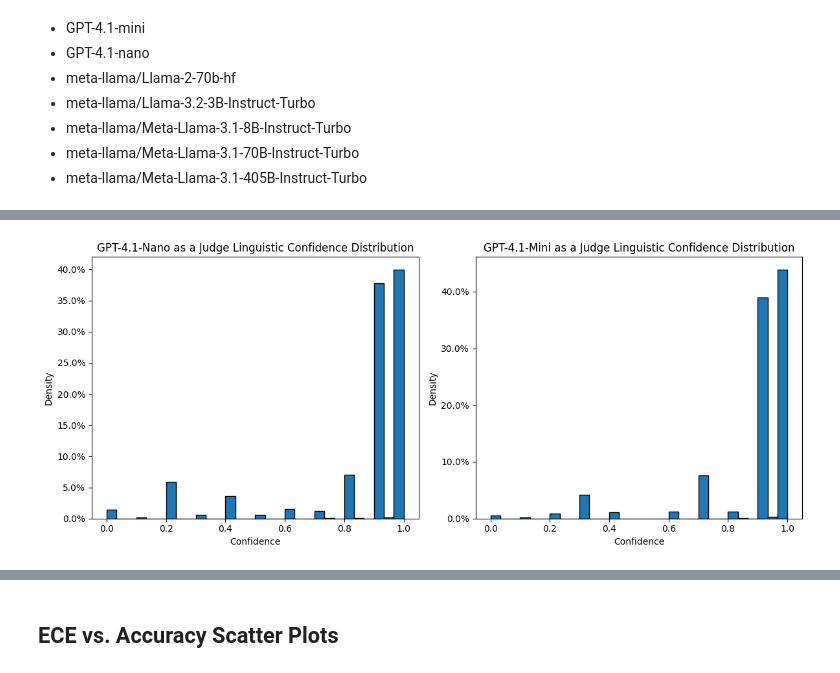
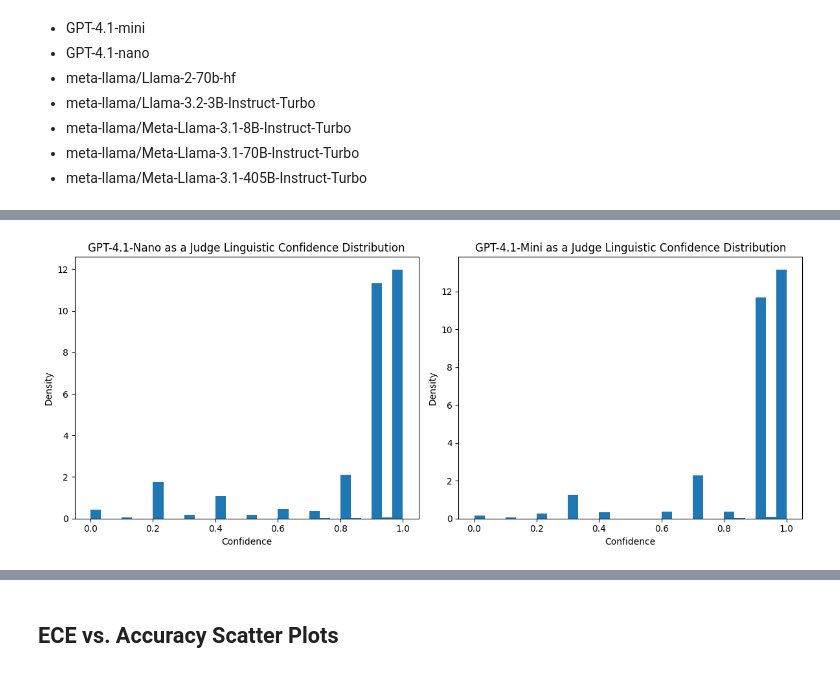
Before and after one commit to Linwei94/LLM-Calibration-Study, a Jupyter notebook: analysis/confidence_analysis.ipynb, the cells around one changed output, grey strips where cells are left out. Drawn from its saved outputs; the diff is of its cells as text; code cells hidden in the pictures.

```diff
--- a/analysis/confidence_analysis.ipynb
+++ b/analysis/confidence_analysis.ipynb
@@ -110,27 +108,25 @@ for model in all_models:
 # %%
 nano = get_confidence("../results/linguistic-judges/mmlu_pro_Meta-Llama-3.1-405B-Instruct-Turbo_verbal_linguistic_shared_sampling_None_gpt-4.1-nano_dec_judge.html")
 mini = get_confidence("../results/linguistic-judges/mmlu_pro_Meta-Llama-3.1-405B-Instruct-Turbo_verbal_linguistic_shared_sampling_None_gpt-4.1-mini_dec_judge.html")
 
 fig, axes = plt.subplots(1, 2, figsize=(12, 5))
 
 # First histogram
-axes[0].hist(nano, bins=30, weights=np.ones_like(logits_perp) / len(logits_perp), edgecolor='black')
-axes[0].yaxis.set_major_formatter(plt.matplotlib.ticker.PercentFormatter(1))
+axes[0].hist(nano, density=True, bins=30)
 axes[0].set_title(f'GPT-4.1-Nano as a Judge Linguistic Confidence Distribution')
 axes[0].set_xlabel('Confidence')
 axes[0].set_ylabel('Density')
 
 # Second histogram
-axes[1].hist(mini, bins=30, weights=np.ones_like(logits_perp) / len(logits_perp), edgecolor='black')
-axes[1].yaxis.set_major_formatter(plt.matplotlib.ticker.PercentFormatter(1))
+axes[1].hist(mini, density=True, bins=30)
 axes[1].set_title(f'GPT-4.1-Mini as a Judge Linguistic Confidence Distribution')
 axes[1].set_xlabel('Confidence')
 axes[1].set_ylabel('Density')
 
 plt.tight_layout()
 plt.show()
 # %% [output]
-[figure, old version]
+[figure, new version]
 # %%
 corr = pd.DataFrame({"GPT-4.1-Nano": nano, "GPT-4.1-Mini": mini}).corr(method='spearman')
 sns.heatmap(corr, annot=True, cmap='coolwarm', fmt=".3f")
```
Also changed, not shown: parts of 4 cells of this notebook, 15 other files.
